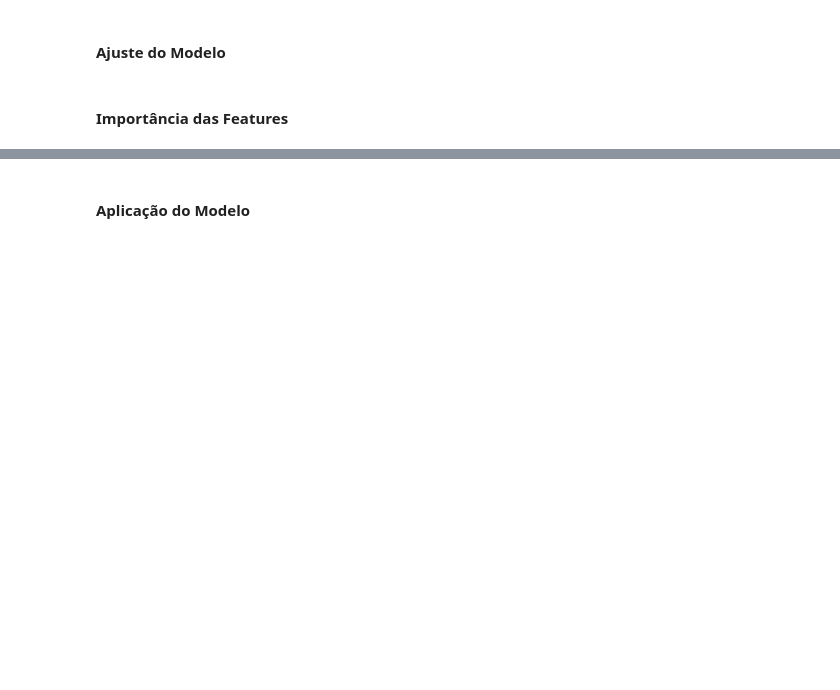
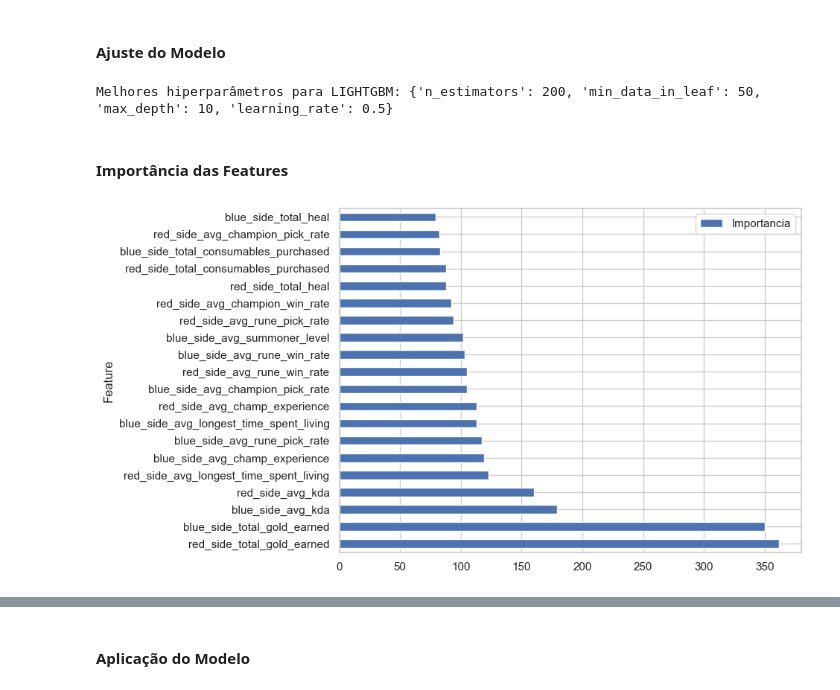
Before and after one commit to Mitysuo/LeagueOfLegendsDataLab, a Jupyter notebook: analysis.ipynb, the cells around one changed output, grey strips where cells are left out. Saved outputs shown, nothing was run; the diff lists cells and outputs as text; code cells hidden in the pictures; blank space fills up the shorter version.

```diff
--- a/analysis.ipynb
+++ b/analysis.ipynb
@@ -257,7 +259,7 @@ y_sample = y
 # %%
 pre_processamento = ColumnTransformer(
     transformers = [
-        ('cat', OneHotEncoder(drop = 'first'), make_column_selector(dtype_include = ['object', 'category']))
+        ('cat', OneHotEncoder(drop = 'first', handle_unknown='ignore'), make_column_selector(dtype_include = ['object', 'category']))
     ],
     remainder = 'passthrough')
 # %%
@@ -368,6 +372,8 @@ modelo_final = RandomizedSearchCV(melhor_modelo.estimator, modelos[melhor_algori
 modelo_final.fit(X_sample_transformed, y_sample)
 
 print(f"Melhores hiperparâmetros para {melhor_algoritmo}: {modelo_final.best_params_}")
+# %% [output]
+Melhores hiperparâmetros para LIGHTGBM: {'n_estimators': 200, 'min_data_in_leaf': 50, 'max_depth': 10, 'learning_rate': 0.5}
 # %% [markdown]
 #### Importância das Features
 # %%
@@ -381,7 +387,10 @@ features = list(features_qualitativas) + list(features_quantitativas)
 importancias = modelo_final.best_estimator_.feature_importances_
 # %%
 # Gráfico das importâncias de Gini
-df_importancias = pd.DataFrame({'Feature': features, 'Importancia': importancias}).sort_values(by = 'Importancia', ascending = True)
-df_importancias.plot.barh(x = 'Feature', y = 'Importancia', figsize = (8, 6))
+df_importancias = pd.DataFrame({'Feature': features, 'Importancia': importancias}).sort_values(by = 'Importancia', ascending = False)
+top_20 = df_importancias.head(20)
+top_20.plot.barh(x = 'Feature', y = 'Importancia', figsize = (8, 6))
 plt.show()
+# %% [output]
+[figure, added]
 # %%
```
Also changed, not shown: parts of 8 cells of this notebook.
